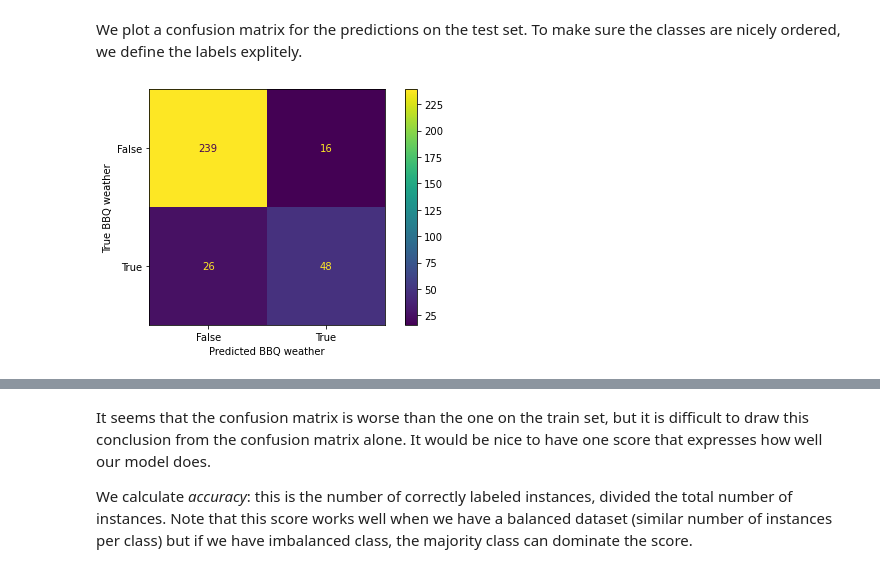
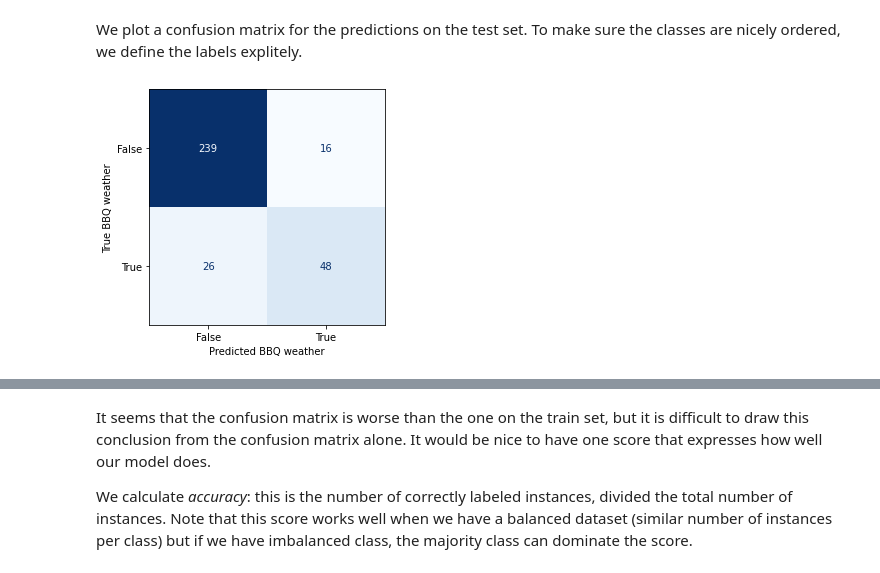
Before and after one commit to florian-huber/weather_prediction_dataset, a Jupyter notebook: notebooks/machine_learning_classification_bbq.ipynb, the cells around one changed output, grey strips where cells are left out. Saved outputs shown, nothing was run; the diff lists cells and outputs as text; code cells hidden in the pictures.

Commit message:
update figure

```diff
--- a/notebooks/machine_learning_classification_bbq.ipynb
+++ b/notebooks/machine_learning_classification_bbq.ipynb
@@ -120,15 +120,18 @@ We plot a confusion matrix for the predictions on the test set. To make sure the
 # %%
 labels = y.unique()
 labels = labels.sort()
 
-conf_mat = plot_confusion_matrix(pipe, X_test, y_test, labels=labels)
+conf_mat = plot_confusion_matrix(pipe, X_test, y_test,
+                                 labels=labels,
+                                 cmap="Blues", colorbar=False)
 
 plt.xlabel("Predicted BBQ weather")
 plt.ylabel("True BBQ weather")
 plt.tight_layout()
 plt.savefig("random_forest_month_classification_bbq_testset.png", dpi=300)
+plt.savefig("random_forest_month_classification_bbq_testset.pdf")
 # %% [output]
-[figure, old version]
+[figure, new version]
 # %%
 import numpy as np
 
```
Also changed, not shown: parts of 1 cell of this notebook.
